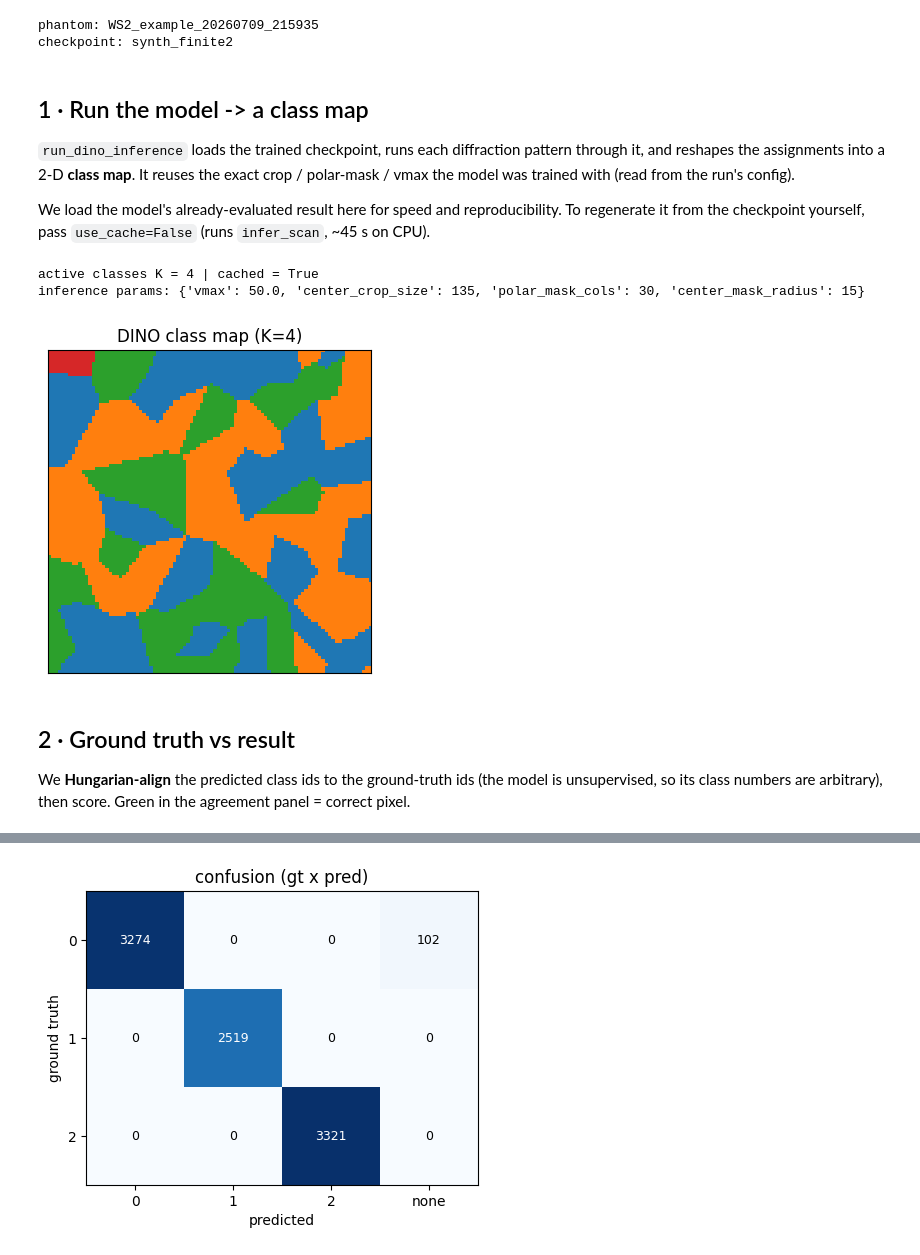
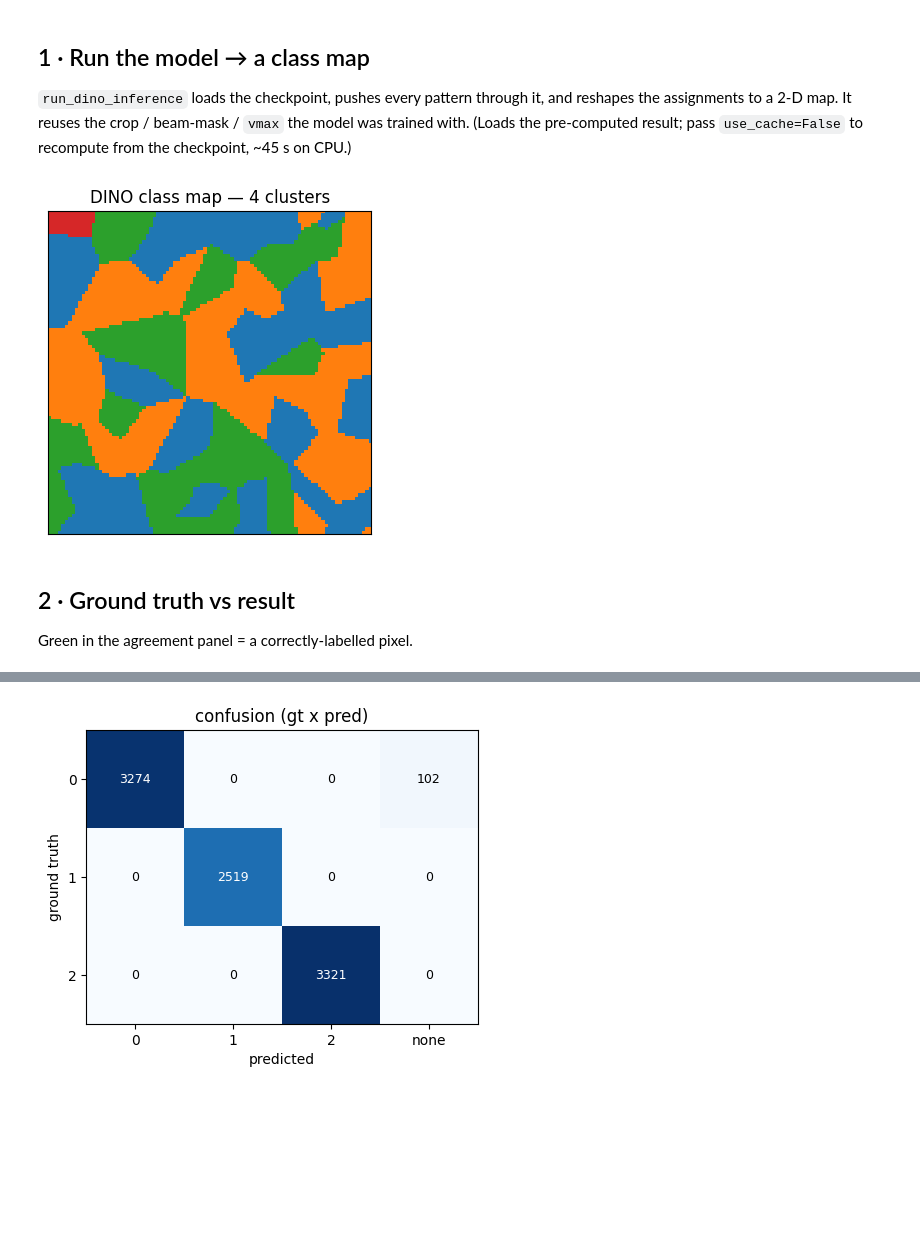
Before and after one commit to DanielKhaykelson/dino-4dstem, a Jupyter notebook: notebooks/03_analyze_classmap.ipynb, the cells around one changed output, grey strips where cells are left out. Saved outputs shown, nothing was run; the diff lists cells and outputs as text; code cells hidden in the pictures; blank space fills up the shorter version.

```diff
--- a/notebooks/03_analyze_classmap.ipynb
+++ b/notebooks/03_analyze_classmap.ipynb
@@ -15,51 +33,33 @@ Uses the same tested helpers in `ws2_utils.py`.
 # %%
-import os, numpy as np, json
+import os, numpy as np
 import ws2_utils as wu
-wu.add_src_to_path(); wu.preimport()   # import analysis modules BEFORE inline
+wu.add_src_to_path(); wu.preimport()          # import analysis modules before inline
 %matplotlib inline
 import matplotlib.pyplot as plt
 
 ex = wu.find_ws2_example(); ck = wu.find_ws2_checkpoint()
 cube = np.load(os.path.join(ex, 'phantom.cube.npy'), mmap_mode='r')
-gt   = np.load(os.path.join(ex, 'phantom.classmap_main.npy'))   # ground truth
+gt   = np.load(os.path.join(ex, 'phantom.classmap_main.npy'))
 Ny, Nx = gt.shape
-print('phantom:', os.path.basename(ex))
-print('checkpoint:', os.path.basename(ck))
-# %% [output]
-phantom: WS2_example_20260709_215935
-checkpoint: synth_finite2
 # %% [markdown]
-## 1 · Run the model -> a class map
+## 1 · Run the model → a class map
 
-`run_dino_inference` loads the trained checkpoint, runs each diffraction pattern
-through it, and reshapes the assignments into a 2-D **class map**. It reuses the
-exact crop / polar-mask / vmax the model was trained with (read from the run's
-config).
-
-We load the model's already-evaluated result here for speed and reproducibility.
-To regenerate it from the checkpoint yourself, pass `use_cache=False` (runs
-`infer_scan`, ~45 s on CPU).
+`run_dino_inference` loads the checkpoint, pushes every pattern through it, and
+reshapes the assignments to a 2-D map. It reuses the crop / beam-mask / `vmax`
+the model was trained with. (Loads the pre-computed result; pass
+`use_cache=False` to recompute from the checkpoint, ~45 s on CPU.)
 # %%
 r = wu.run_dino_inference(os.path.join(ex, 'phantom.cube.npy'), ck,
                           scan_shape=(Ny, Nx), use_cache=True)
 class_map = r['class_map']
-print('active classes K =', r['K'], '| cached =', r['cached'])
-print('inference params:', {k: r['params'][k] for k in
-      ['vmax', 'center_crop_size', 'polar_mask_cols', 'center_mask_radius']})
+
+fig, ax = plt.subplots(figsize=(4.2, 4.2))
+ax.imshow(class_map, cmap=wu.class_palette(r['K']), interpolation='nearest')
+ax.set_title(f'DINO class map — {r["K"]} clusters')
+ax.set_xticks([]); ax.set_yticks([]); plt.show()
 # %% [output]
-active classes K = 4 | cached = True
-inference params: {'vmax': 50.0, 'center_crop_size': 135, 'polar_mask_cols': 30, 'center_mask_radius': 15}
+[figure, added]
-# %%
-# the DINO class map on its own
-fig, ax = plt.subplots(figsize=(4.2, 4.2))
-ax.imshow(class_map, cmap=wu.class_palette(r['K']), interpolation='nearest')
-ax.set_title(f'DINO class map (K={r["K"]})'); ax.set_xticks([]); ax.set_yticks([])
-plt.show()
-# %% [output]
-[figure, removed]
 # %% [markdown]
 ## 2 · Ground truth vs result
 
-We **Hungarian-align** the predicted class ids to the ground-truth ids (the model
-is unsupervised, so its class numbers are arbitrary), then score. Green in the
-agreement panel = correct pixel.
+Green in the agreement panel = a correctly-labelled pixel.
```
Also changed, not shown: parts of 19 cells of this notebook, 2 other files.
